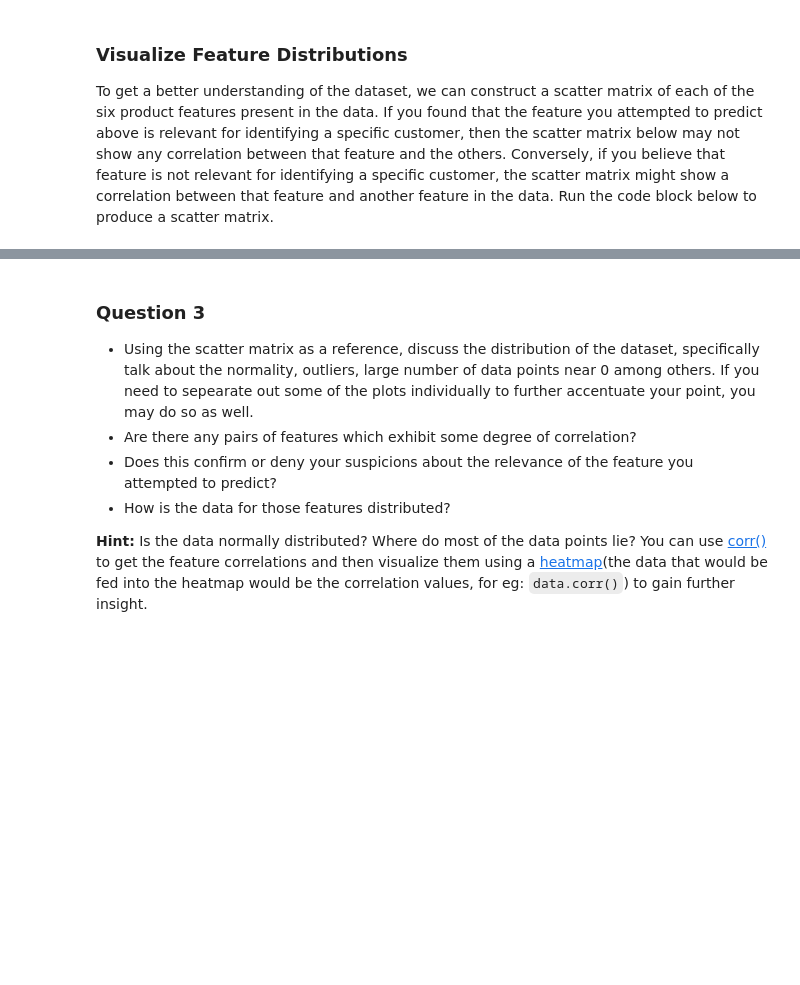
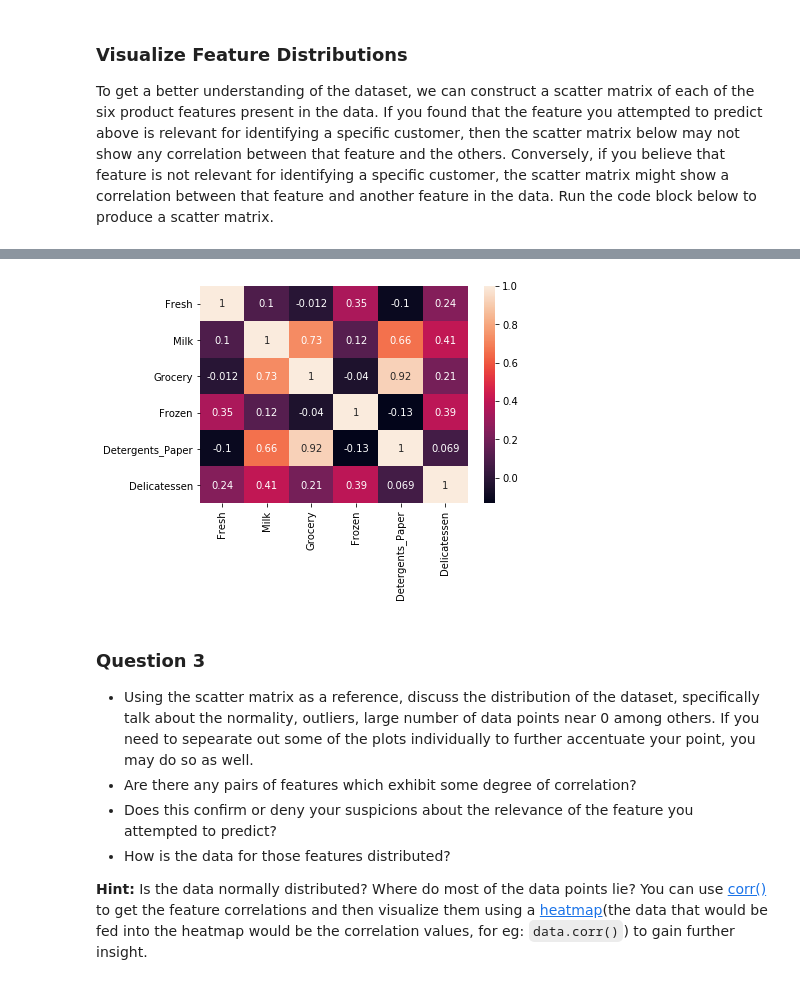
Before and after one commit to jacboi/customer_segments, a Jupyter notebook: customer_segments.ipynb, the cells around one changed output, grey strips where cells are left out. Saved outputs shown, nothing was run; the diff lists cells and outputs as text; code cells hidden in the pictures; blank space fills up the shorter version.

```diff
--- a/customer_segments.ipynb
+++ b/customer_segments.ipynb
@@ -131,3 +165,8 @@ pd.scatter_matrix(data, alpha = 0.3, figsize = (14,8), diagonal = 'kde');
+# %%
+import seaborn as sns
+sns.heatmap(data.corr(), annot=True, annot_kws={'fontsize': 10});
+# %% [output]
+[figure, added]
 # %% [markdown]
 ### Question 3
 * Using the scatter matrix as a reference, discuss the distribution of the dataset, specifically talk about the normality, outliers, large number of data points near 0 among others. If you need to sepearate out some of the plots individually to further accentuate your point, you may do so as well.
```
Also changed, not shown: parts of 38 cells of this notebook.
